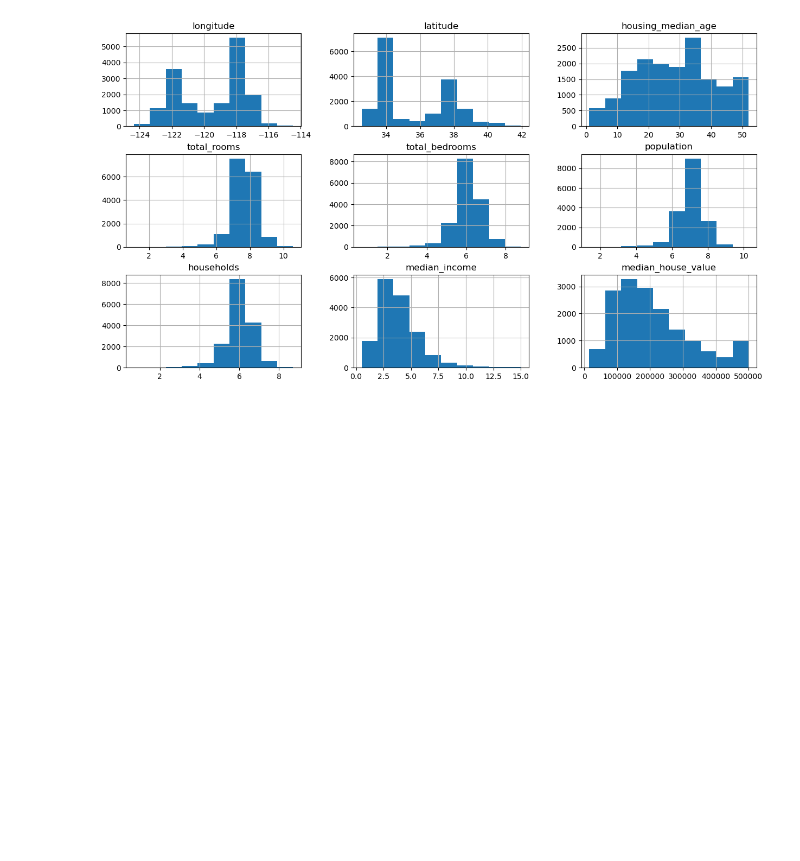
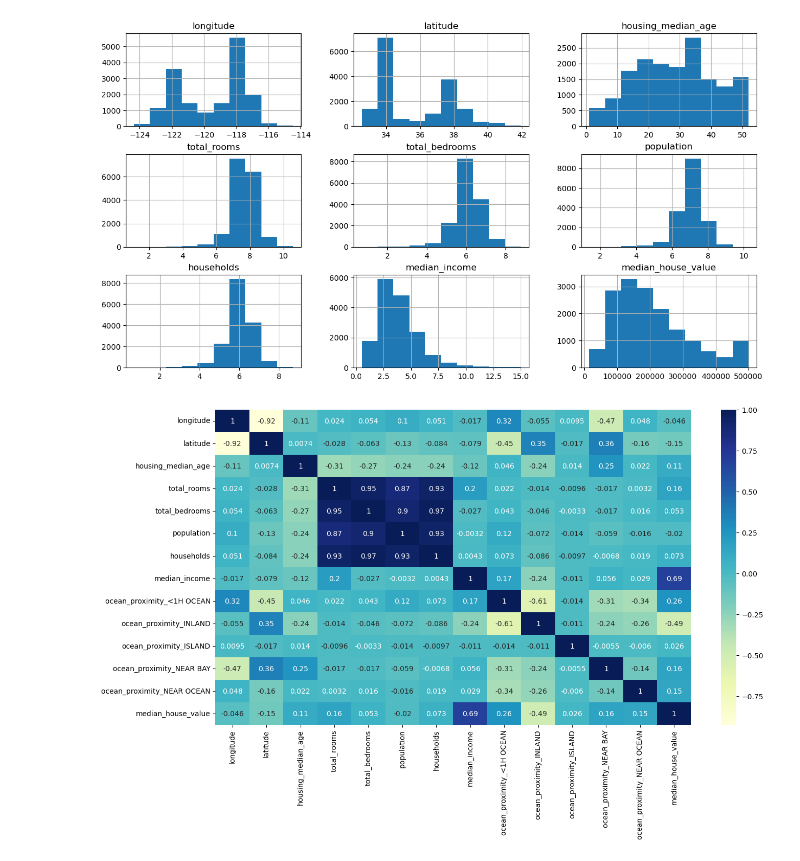
Before and after one commit to Zakariajava/Housing-Price, a Jupyter notebook: housing-price-prediction-regression.ipynb, the cells around one changed output. Cells and saved outputs as stored; diff of their text form; code cells hidden in the pictures; blank space fills up the shorter version.

```diff
--- a/housing-price-prediction-regression.ipynb
+++ b/housing-price-prediction-regression.ipynb
@@ -215,3 +215,10 @@ array([[<Axes: title={'center': 'longitude'}>,
         <Axes: title={'center': 'median_income'}>,
         <Axes: title={'center': 'median_house_value'}>]], dtype=object)
 [figure]
+# %%
+# visualize a heatmap of correlation with the target variable
+plt.figure(figsize=(15, 8))
+sns.heatmap(train_data_encoded.corr(), annot=True, cmap="YlGnBu")
+plt.show()
+# %% [output]
+[figure, added]
```
Also changed, not shown: parts of 12 cells of this notebook.
